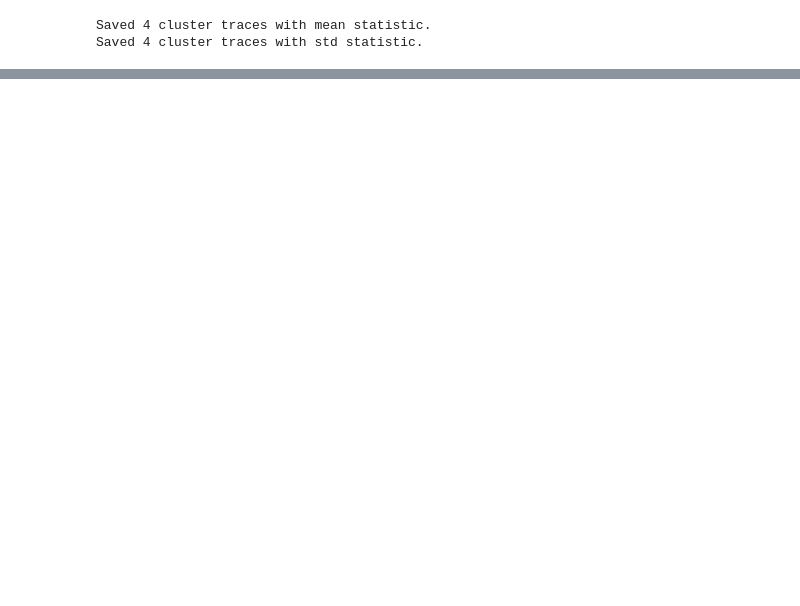
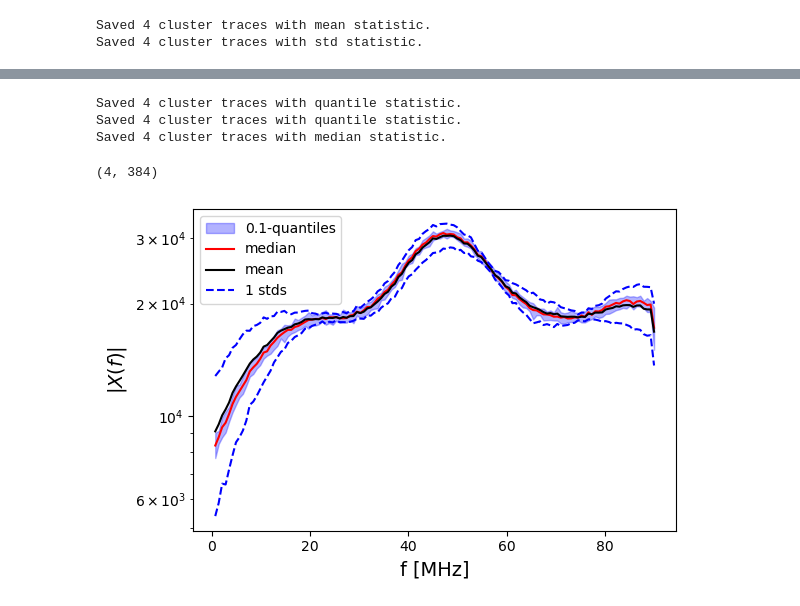
Before and after one commit to uhgtb/rm_classifier, a Jupyter notebook: tutorials/notebooks/umap_classifier.ipynb, the cells around one changed output, grey strips where cells are left out. Cells and saved outputs as stored; diff of their text form; code cells hidden in the pictures; blank space fills up the shorter version.

```diff
--- a/tutorials/notebooks/umap_classifier.ipynb
+++ b/tutorials/notebooks/umap_classifier.ipynb
@@ -99,0 +119,16 @@ plt.plot(u_clas.cluster_mean_traces[cluster_idx] - u_clas.cluster_std_traces[clu
+# %%
+u_clas.save_cluster_trace(prepared_data, clusters, trace_statistic="quantile", q=0.1)
+u_clas.save_cluster_trace(prepared_data, clusters, trace_statistic="quantile", q=0.9)
+u_clas.save_cluster_trace(prepared_data, clusters, trace_statistic="median")
+# %% [output]
+Saved 4 cluster traces with quantile statistic.
+Saved 4 cluster traces with quantile statistic.
+Saved 4 cluster traces with median statistic.
+# %%
+u_clas.cluster_mean_traces.shape
+# %% [output]
+(4, 384)
+# %%
+u_clas.plot_spectra(2, q=0.1, sigma=1, plot_types=["fft"])
+# %% [output]
+[figure, added]
```
Also changed, not shown: parts of 10 cells of this notebook, 5 other files.
